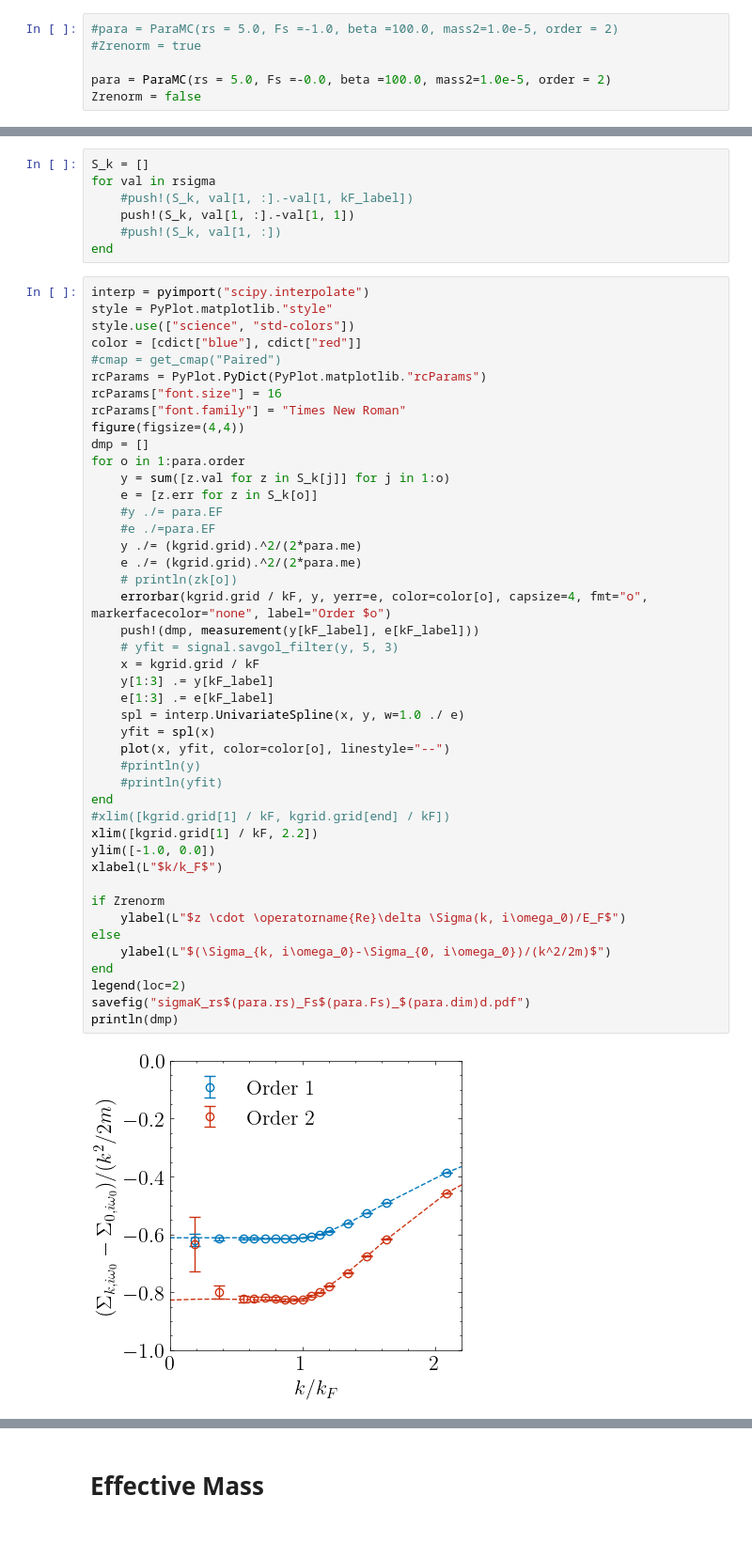
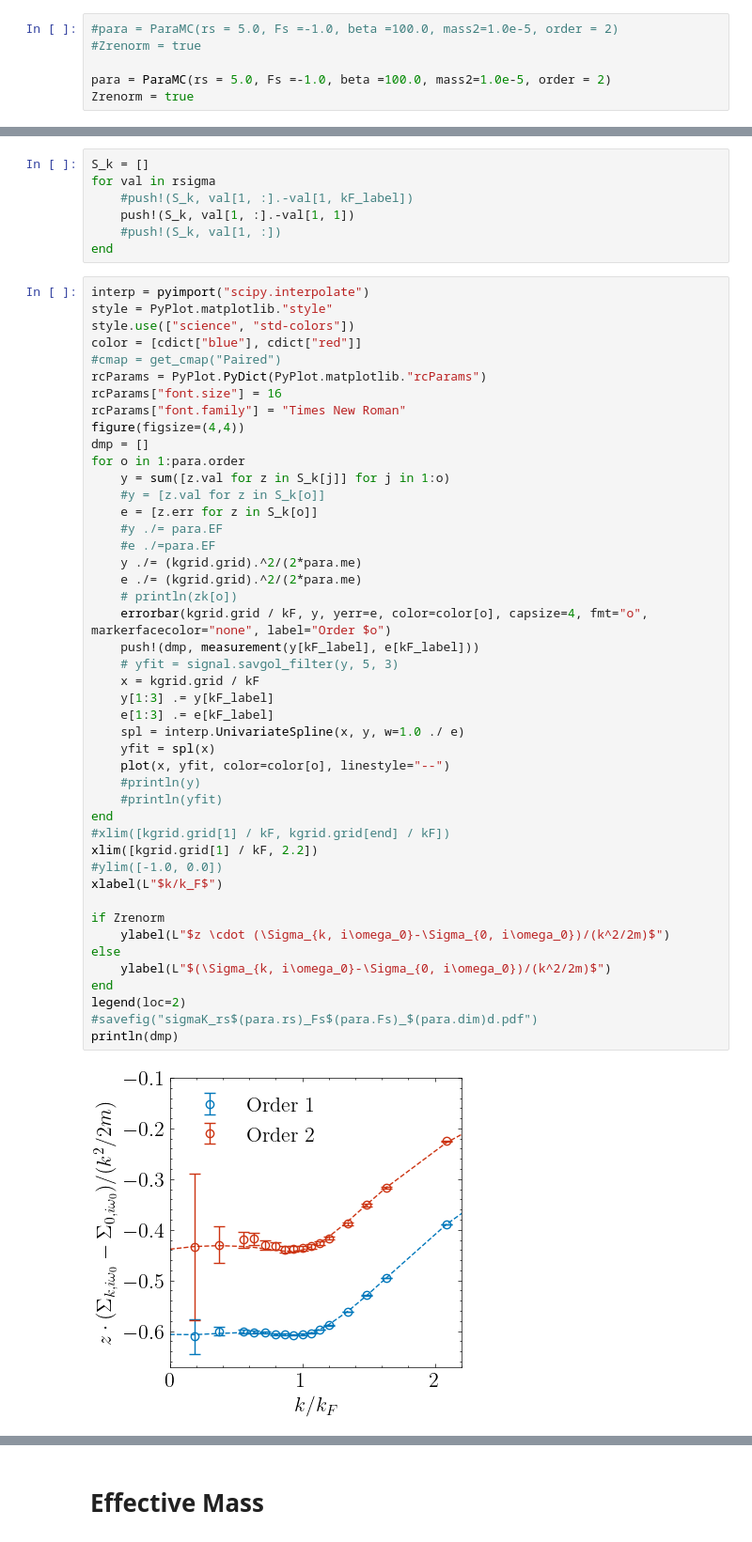
Before and after one commit to numericalEFT/ElectronLiquid.jl, a Jupyter notebook: sigma/plotK.ipynb, the cells around one changed output, grey strips where cells are left out. Shown at 94% size. Cells and saved outputs as stored; diff of their text form.

```diff
--- a/sigma/plotK.ipynb
+++ b/sigma/plotK.ipynb
@@ -11,7 +11,7 @@ include("Kplot.jl")
 #para = ParaMC(rs = 5.0, Fs =-1.0, beta =100.0, mass2=1.0e-5, order = 2)
 #Zrenorm = true
 
-para = ParaMC(rs = 5.0, Fs =-0.0, beta =100.0, mass2=1.0e-5, order = 2)
-Zrenorm = false
+para = ParaMC(rs = 5.0, Fs =-1.0, beta =100.0, mass2=1.0e-5, order = 2)
+Zrenorm = true
 # %% [output]
 Base.Iterators.Pairs{Symbol, Real, Tuple{Symbol, Symbol}, NamedTuple{(:Λs, :spin), Tuple{Float64, Int64}}}(:Λs => 1.0e-5, :spin => 2)
@@ -100,36 +100,37 @@ figure(figsize=(4,4))
 dmp = []
 for o in 1:para.order
     y = sum([z.val for z in S_k[j]] for j in 1:o)
+    #y = [z.val for z in S_k[o]]
     e = [z.err for z in S_k[o]]
     #y ./= para.EF
     #e ./=para.EF
     y ./= (kgrid.grid).^2/(2*para.me)
     e ./= (kgrid.grid).^2/(2*para.me)
     # println(zk[o])
     errorbar(kgrid.grid / kF, y, yerr=e, color=color[o], capsize=4, fmt="o", markerfacecolor="none", label="Order $o")
     push!(dmp, measurement(y[kF_label], e[kF_label]))
     # yfit = signal.savgol_filter(y, 5, 3)
     x = kgrid.grid / kF
     y[1:3] .= y[kF_label]
     e[1:3] .= e[kF_label]
     spl = interp.UnivariateSpline(x, y, w=1.0 ./ e)
     yfit = spl(x)
     plot(x, yfit, color=color[o], linestyle="--")
     #println(y)
     #println(yfit)
 end
 #xlim([kgrid.grid[1] / kF, kgrid.grid[end] / kF])
 xlim([kgrid.grid[1] / kF, 2.2])
-ylim([-1.0, 0.0])
+#ylim([-1.0, 0.0])
 xlabel(L"$k/k_F$")
 
 if Zrenorm
-    ylabel(L"$z \cdot \operatorname{Re}\delta \Sigma(k, i\omega_0)/E_F$")
+    ylabel(L"$z \cdot (\Sigma_{k, i\omega_0}-\Sigma_{0, i\omega_0})/(k^2/2m)$")
 else
     ylabel(L"$(\Sigma_{k, i\omega_0}-\Sigma_{0, i\omega_0})/(k^2/2m)$")
 end
 legend(loc=2)
-savefig("sigmaK_rs$(para.rs)_Fs$(para.Fs)_$(para.dim)d.pdf")
+#savefig("sigmaK_rs$(para.rs)_Fs$(para.Fs)_$(para.dim)d.pdf")
 println(dmp)
 # %% [output]
-[figure, old version]
+[figure, new version]
```
Also changed, not shown: parts of 8 cells of this notebook, 2 other files.
